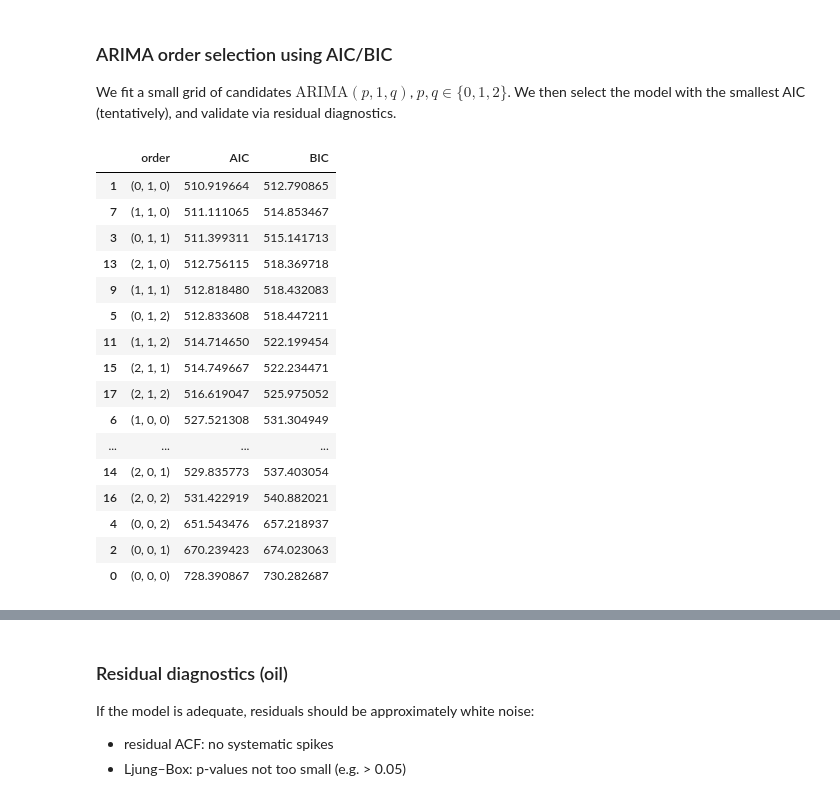
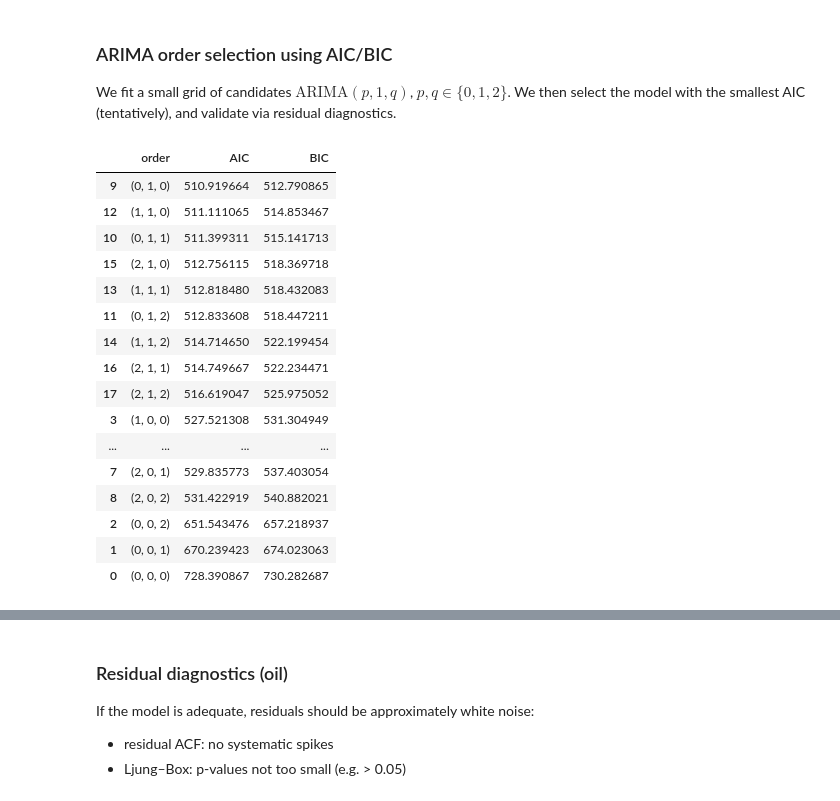
Before and after one commit to cspun/TSA, a Jupyter notebook: tsa-I.ipynb, the cells around one changed output, grey strips where cells are left out. Drawn from its saved outputs; the diff is of its cells as text; code cells hidden in the pictures.

```diff
--- a/tsa-I.ipynb
+++ b/tsa-I.ipynb
@@ -317,39 +317,34 @@ acf_od, pacf_od = plot_acf_pacf(oil_diff, nlags=12)
 We fit a small grid of candidates $\mathrm{ARIMA}(p,1,q)$, $p,q\in\{0,1,2\}$. We then select the model with the smallest AIC (tentatively), and validate via residual diagnostics.
 # %%
 grid = []
-for p in range(0,3):
-    for q in range(0,3):
-        try:
-            fit = ARIMA(oil, order=(p,0,q), trend="n").fit()
-            grid.append({"order": (p,0,q), "AIC": float(fit.aic), "BIC": float(fit.bic)})
-        except Exception:
-            grid.append({"order": (p,0,q), "AIC": np.nan, "BIC": np.nan})
-
-        try:
-            fit = ARIMA(oil, order=(p,1,q), trend="n").fit()
-            grid.append({"order": (p,1,q), "AIC": float(fit.aic), "BIC": float(fit.bic)})
-        except Exception:
-            grid.append({"order": (p,1,q), "AIC": np.nan, "BIC": np.nan})
+for d in range(0,2):
+    for p in range(0,3):
+        for q in range(0,3):
+            try:
+                fit = ARIMA(oil, order=(p,d,q), trend="n").fit()
+                grid.append({"order": (p,d,q), "AIC": float(fit.aic), "BIC": float(fit.bic)})
+            except Exception:
+                grid.append({"order": (p,d,q), "AIC": np.nan, "BIC": np.nan})
 
 grid_df = pd.DataFrame(grid).sort_values("AIC")
 grid_df
 # %% [output]
 |  | order | AIC | BIC |
-| 1 | (0, 1, 0) | 510.919664 | 512.790865 |
-| 7 | (1, 1, 0) | 511.111065 | 514.853467 |
-| 3 | (0, 1, 1) | 511.399311 | 515.141713 |
-| 13 | (2, 1, 0) | 512.756115 | 518.369718 |
-| 9 | (1, 1, 1) | 512.818480 | 518.432083 |
-| 5 | (0, 1, 2) | 512.833608 | 518.447211 |
-| 11 | (1, 1, 2) | 514.714650 | 522.199454 |
-| 15 | (2, 1, 1) | 514.749667 | 522.234471 |
+| 9 | (0, 1, 0) | 510.919664 | 512.790865 |
+| 12 | (1, 1, 0) | 511.111065 | 514.853467 |
+| 10 | (0, 1, 1) | 511.399311 | 515.141713 |
+| 15 | (2, 1, 0) | 512.756115 | 518.369718 |
+| 13 | (1, 1, 1) | 512.818480 | 518.432083 |
+| 11 | (0, 1, 2) | 512.833608 | 518.447211 |
+| 14 | (1, 1, 2) | 514.714650 | 522.199454 |
+| 16 | (2, 1, 1) | 514.749667 | 522.234471 |
 | 17 | (2, 1, 2) | 516.619047 | 525.975052 |
-| 6 | (1, 0, 0) | 527.521308 | 531.304949 |
+| 3 | (1, 0, 0) | 527.521308 | 531.304949 |
 | ... | ... | ... | ... |
-| 14 | (2, 0, 1) | 529.835773 | 537.403054 |
-| 16 | (2, 0, 2) | 531.422919 | 540.882021 |
-| 4 | (0, 0, 2) | 651.543476 | 657.218937 |
-| 2 | (0, 0, 1) | 670.239423 | 674.023063 |
+| 7 | (2, 0, 1) | 529.835773 | 537.403054 |
+| 8 | (2, 0, 2) | 531.422919 | 540.882021 |
+| 2 | (0, 0, 2) | 651.543476 | 657.218937 |
+| 1 | (0, 0, 1) | 670.239423 | 674.023063 |
 | 0 | (0, 0, 0) | 728.390867 | 730.282687 |
 # %%
 best_order = tuple(grid_df.iloc[0]["order"])
```
Also changed, not shown: parts of 3 cells of this notebook.
